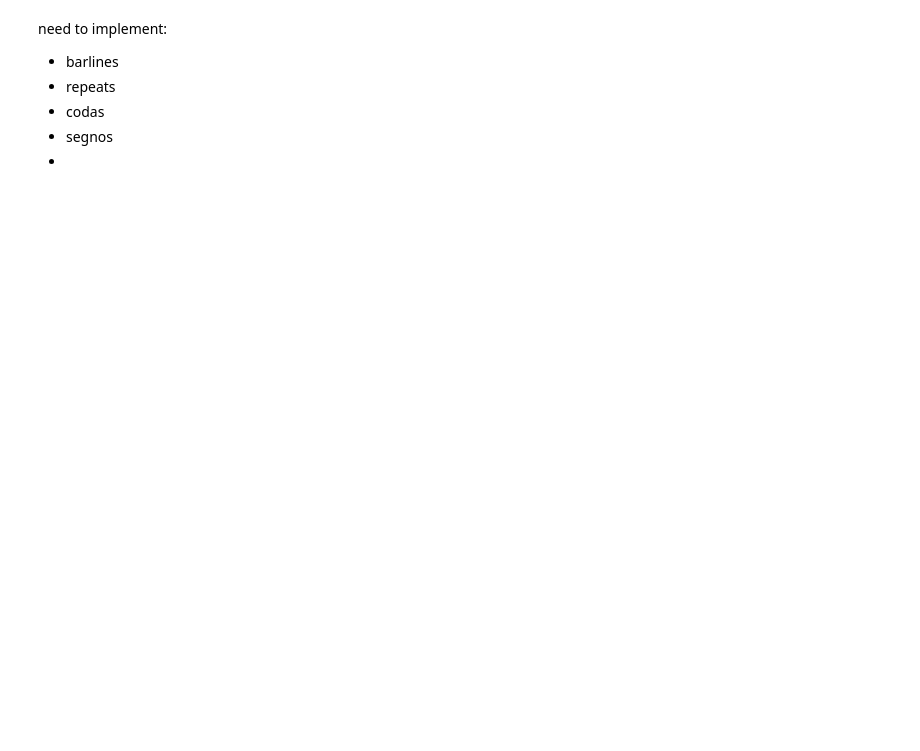
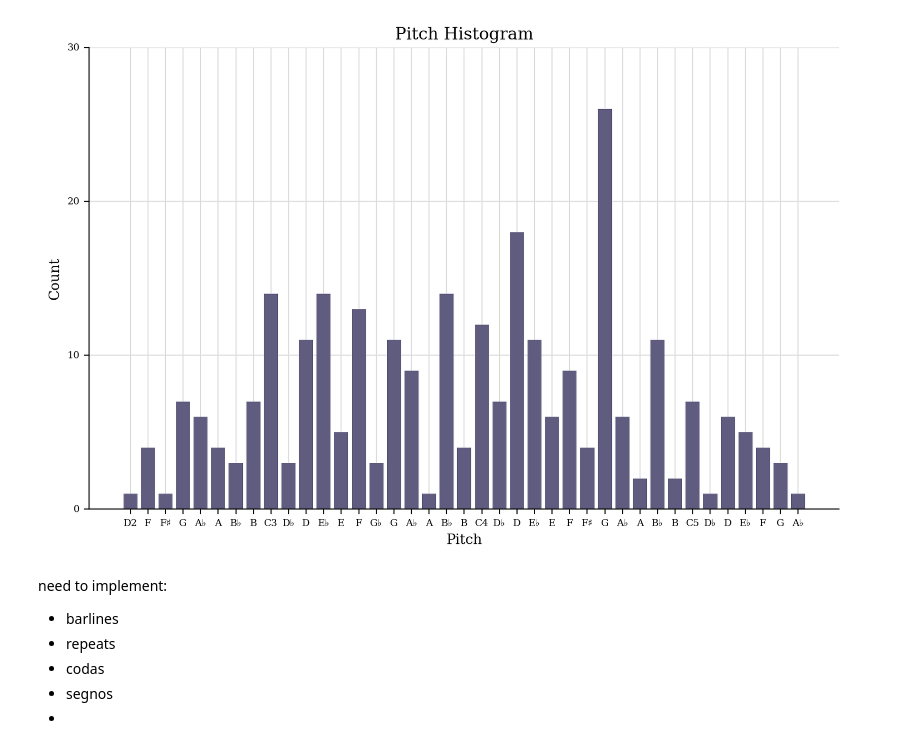
Before and after one commit to cwrightlibrary/JazzEtudeGenerator, a Jupyter notebook: main.ipynb, the cells around one changed output. Drawn from its saved outputs; the diff is of its cells as text; code cells hidden in the pictures; blank space fills up the shorter version.

```diff
--- a/main.ipynb
+++ b/main.ipynb
@@ -340,3 +355,7 @@ song.show("midi")
+# %%
+song.plot("histogram", "pitch")
+# %% [output]
+[figure, added]
 # %% [markdown]
 need to implement:
 
```
Also changed, not shown: parts of 3 cells of this notebook, 1 other file.
